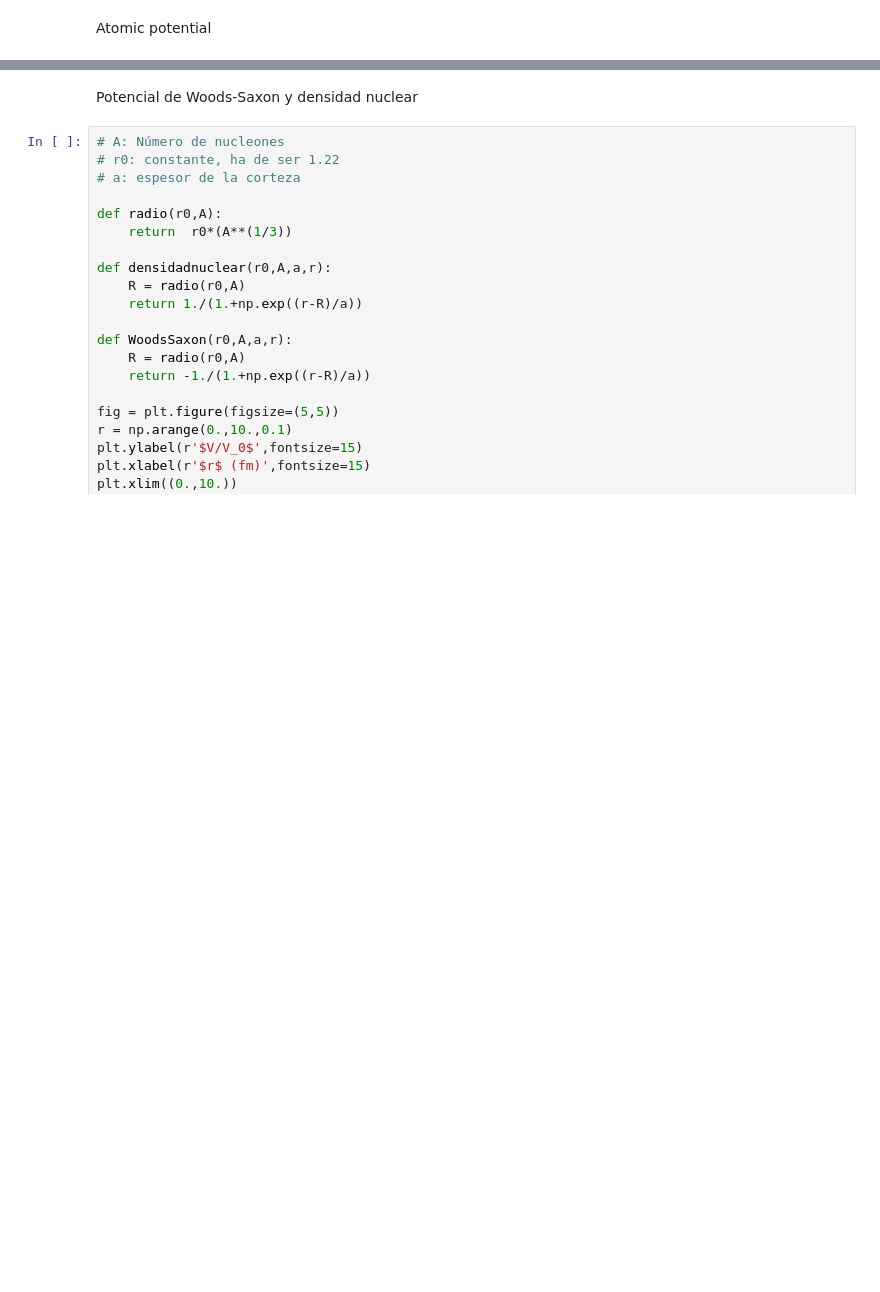
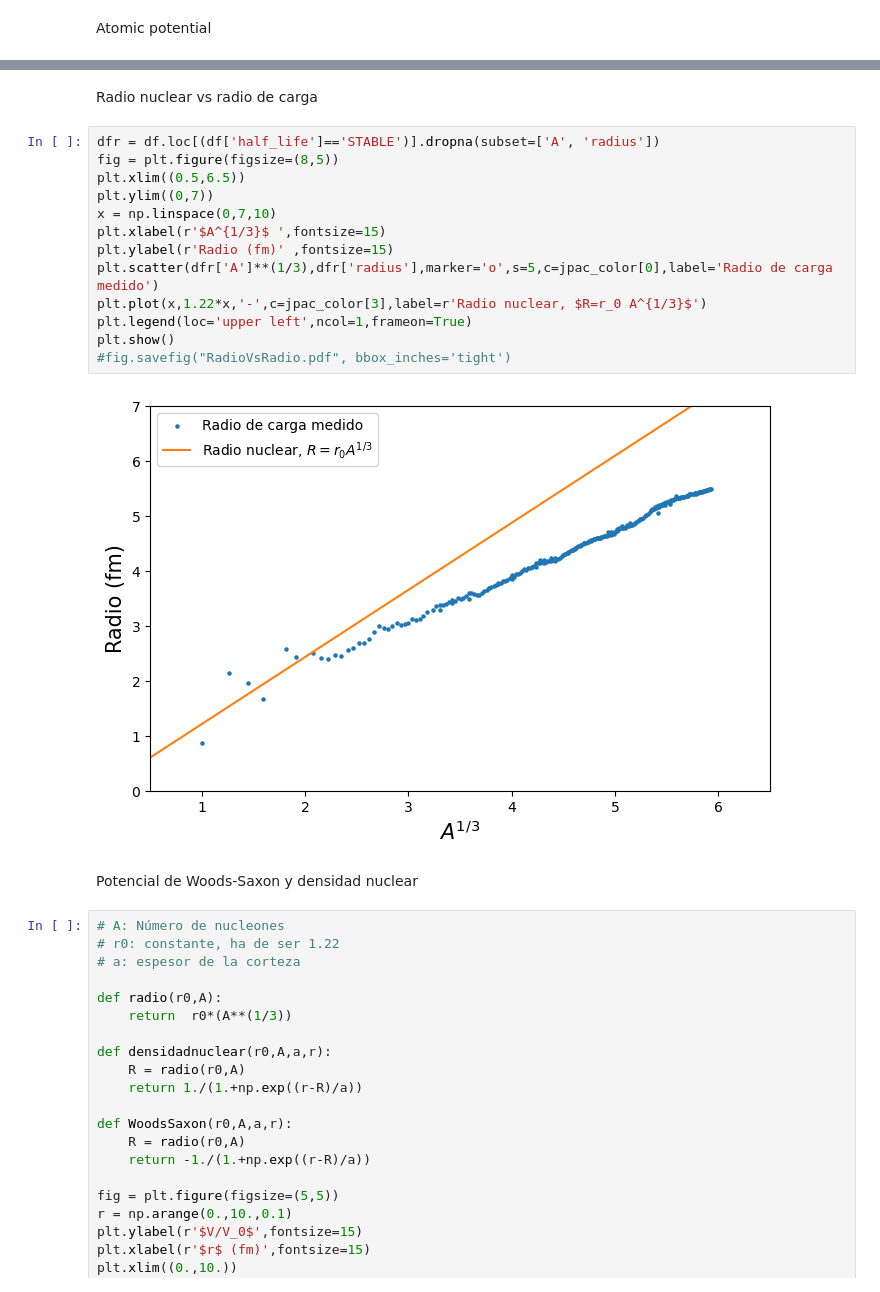
Before and after one commit to cefera/FNyP, a Jupyter notebook: Notebooks/Tema1.ipynb, the cells around one changed output, grey strips where cells are left out. Cells and saved outputs as stored; diff of their text form; blank space fills up the shorter version.

```diff
--- a/Notebooks/Tema1.ipynb
+++ b/Notebooks/Tema1.ipynb
@@ -96,6 +100,23 @@ plt.show()
 #fig.savefig("hidrogeno.pdf", bbox_inches='tight')
 # %% [output]
 [figure]
+# %% [markdown]
+Radio nuclear vs radio de carga
+# %%
+dfr = df.loc[(df['half_life']=='STABLE')].dropna(subset=['A', 'radius'])
+fig = plt.figure(figsize=(8,5))
+plt.xlim((0.5,6.5))
+plt.ylim((0,7))
+x = np.linspace(0,7,10)
+plt.xlabel(r'$A^{1/3}$ ',fontsize=15)
+plt.ylabel(r'Radio (fm)' ,fontsize=15)
+plt.scatter(dfr['A']**(1/3),dfr['radius'],marker='o',s=5,c=jpac_color[0],label='Radio de carga medido')
+plt.plot(x,1.22*x,'-',c=jpac_color[3],label=r'Radio nuclear, $R=r_0 A^{1/3}$')
+plt.legend(loc='upper left',ncol=1,frameon=True)
+plt.show()
+#fig.savefig("RadioVsRadio.pdf", bbox_inches='tight')
+# %% [output]
+[figure, added]
 # %% [markdown]
 Potencial de Woods-Saxon y densidad nuclear
 # %%
```
Also changed, not shown: parts of 15 cells of this notebook, 4 other files.
